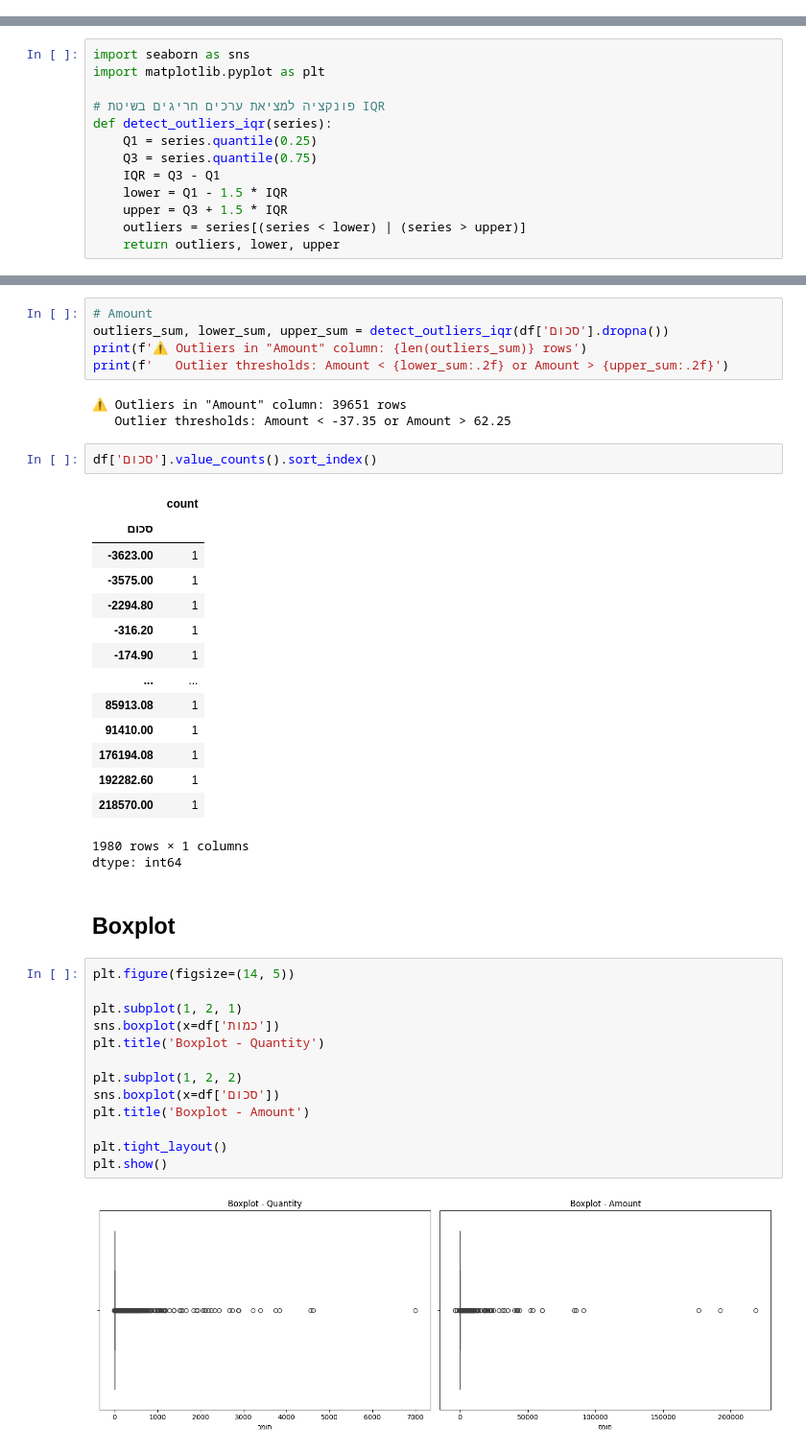
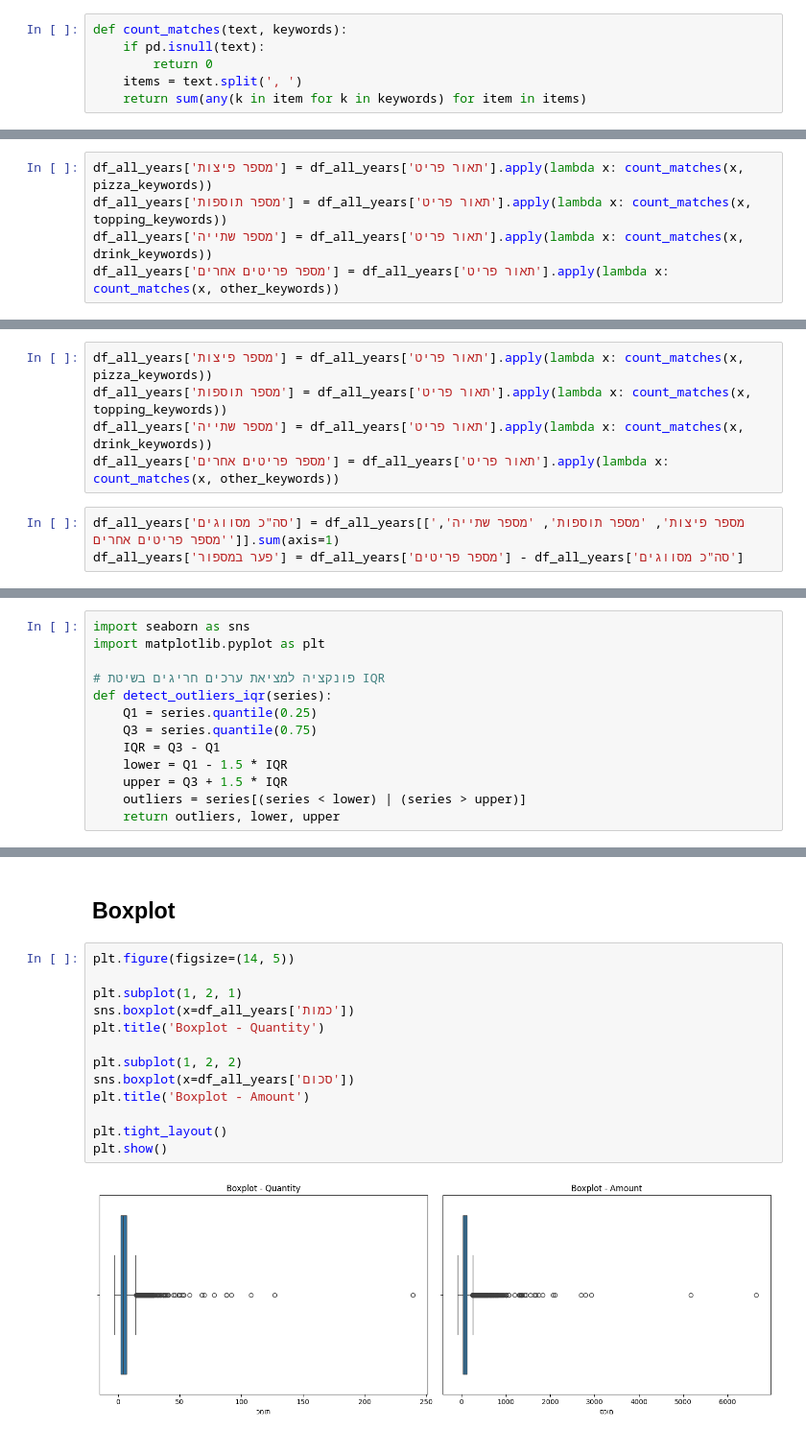
Before and after one commit to orifelszer/PapaJohns_Data_Science_Project, a Jupyter notebook: Data_cleaning.ipynb, the cells around one changed output, grey strips where cells are left out. Shown at 96% size. Saved outputs shown, nothing was run; the diff lists cells and outputs as text.

```diff
--- a/Data_cleaning.ipynb
+++ b/Data_cleaning.ipynb
@@ -157,0 +180,6 @@ missing_summary
+# %%
+def count_matches(text, keywords):
+    if pd.isnull(text):
+        return 0
+    items = text.split(', ')
+    return sum(any(k in item for k in keywords) for item in items)
@@ -157,0 +188,5 @@ missing_summary
+# %%
+df_all_years['מספר פיצות'] = df_all_years['תאור פריט'].apply(lambda x: count_matches(x, pizza_keywords))
+df_all_years['מספר תוספות'] = df_all_years['תאור פריט'].apply(lambda x: count_matches(x, topping_keywords))
+df_all_years['מספר שתייה'] = df_all_years['תאור פריט'].apply(lambda x: count_matches(x, drink_keywords))
+df_all_years['מספר פריטים אחרים'] = df_all_years['תאור פריט'].apply(lambda x: count_matches(x, other_keywords))
@@ -157,0 +275,8 @@ missing_summary
+# %%
+df_all_years['מספר פיצות'] = df_all_years['תאור פריט'].apply(lambda x: count_matches(x, pizza_keywords))
+df_all_years['מספר תוספות'] = df_all_years['תאור פריט'].apply(lambda x: count_matches(x, topping_keywords))
+df_all_years['מספר שתייה'] = df_all_years['תאור פריט'].apply(lambda x: count_matches(x, drink_keywords))
+df_all_years['מספר פריטים אחרים'] = df_all_years['תאור פריט'].apply(lambda x: count_matches(x, other_keywords))
+# %%
+df_all_years['סה"כ מסווגים'] = df_all_years[['מספר פיצות', 'מספר תוספות', 'מספר שתייה', 'מספר פריטים אחרים']].sum(axis=1)
+df_all_years['פער במספור'] = df_all_years['מספר פריטים'] - df_all_years['סה"כ מסווגים']
@@ -198,44 +358,18 @@ df['כמות'].value_counts().sort_index()
 dtype: int64
-# %%
-# Amount
-outliers_sum, lower_sum, upper_sum = detect_outliers_iqr(df['סכום'].dropna())
-print(f'⚠️ Outliers in "Amount" column: {len(outliers_sum)} rows')
-print(f'   Outlier thresholds: Amount < {lower_sum:.2f} or Amount > {upper_sum:.2f}')
-# %% [output]
-⚠️ Outliers in "Amount" column: 39651 rows
-   Outlier thresholds: Amount < -37.35 or Amount > 62.25
-# %%
-df['סכום'].value_counts().sort_index()
-# %% [output]
-|  | count |
-| סכום |  |
-| -3623.00 | 1 |
-| -3575.00 | 1 |
-| -2294.80 | 1 |
-| -316.20 | 1 |
-| -174.90 | 1 |
-| ... | ... |
-| 85913.08 | 1 |
-| 91410.00 | 1 |
-| 176194.08 | 1 |
-| 192282.60 | 1 |
-| 218570.00 | 1 |
-1980 rows × 1 columns
-dtype: int64
 # %% [markdown]
 ## Boxplot
 # %%
 plt.figure(figsize=(14, 5))
 
 plt.subplot(1, 2, 1)
-sns.boxplot(x=df['כמות'])
+sns.boxplot(x=df_all_years['כמות'])
 plt.title('Boxplot - Quantity')
 
 plt.subplot(1, 2, 2)
-sns.boxplot(x=df['סכום'])
+sns.boxplot(x=df_all_years['סכום'])
 plt.title('Boxplot - Amount')
 
 plt.tight_layout()
 plt.show()
 # %% [output]
-[figure, old version]
+[figure, new version]
```
Also changed, not shown: parts of 31 cells of this notebook.
